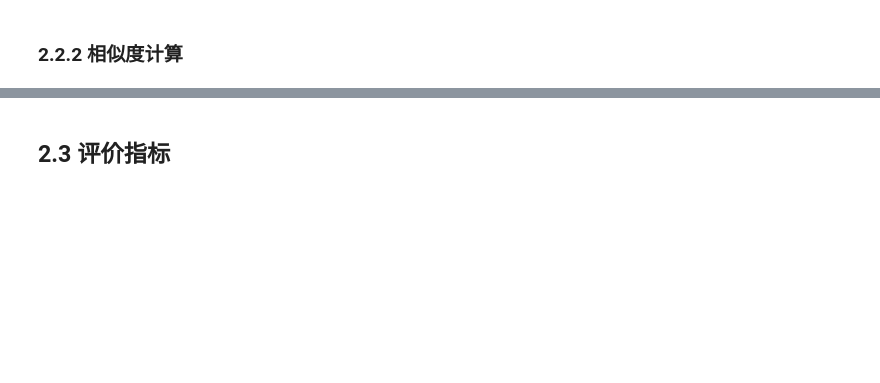
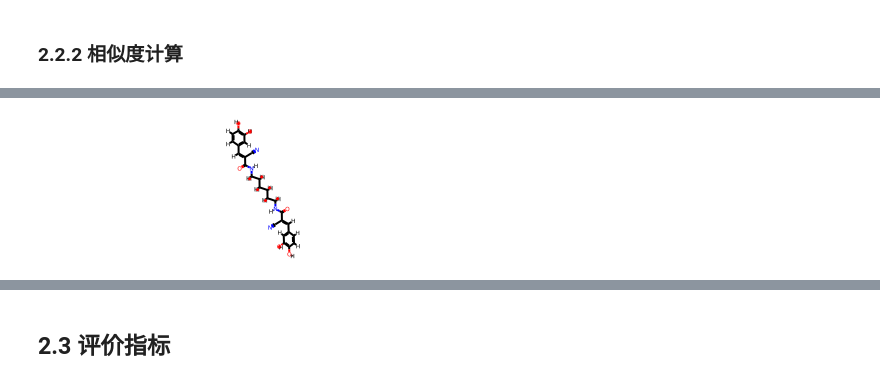
Before and after one commit to SimLif/molecule-3d-similarity, a Jupyter notebook: test.ipynb, the cells around one changed output, grey strips where cells are left out. Cells and saved outputs as stored; diff of their text form; code cells hidden in the pictures; blank space fills up the shorter version.

```diff
--- a/test.ipynb
+++ b/test.ipynb
@@ -439,0 +1039,4 @@ sim_dict.pop('oddt_usr')
+# %%
+act[0]
+# %% [output]
+[figure, added]
```
Also changed, not shown: parts of 189 cells of this notebook, 6 other files.
